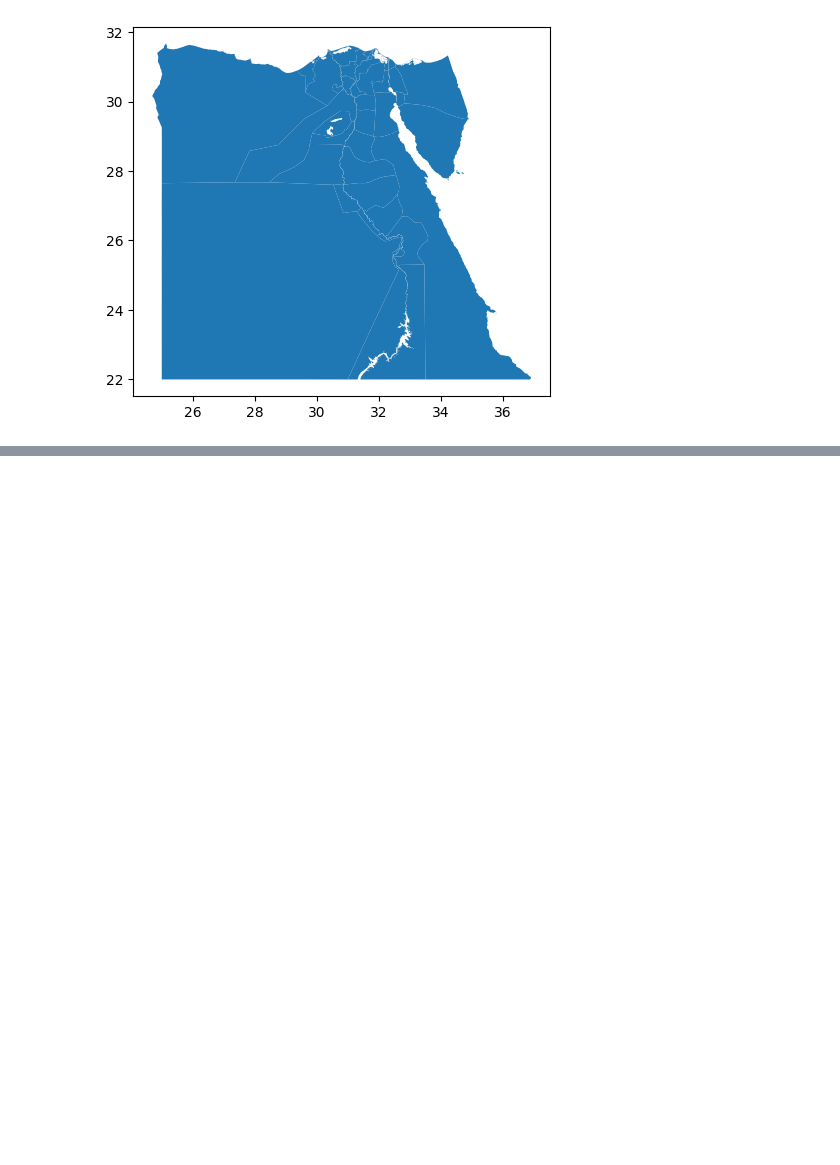
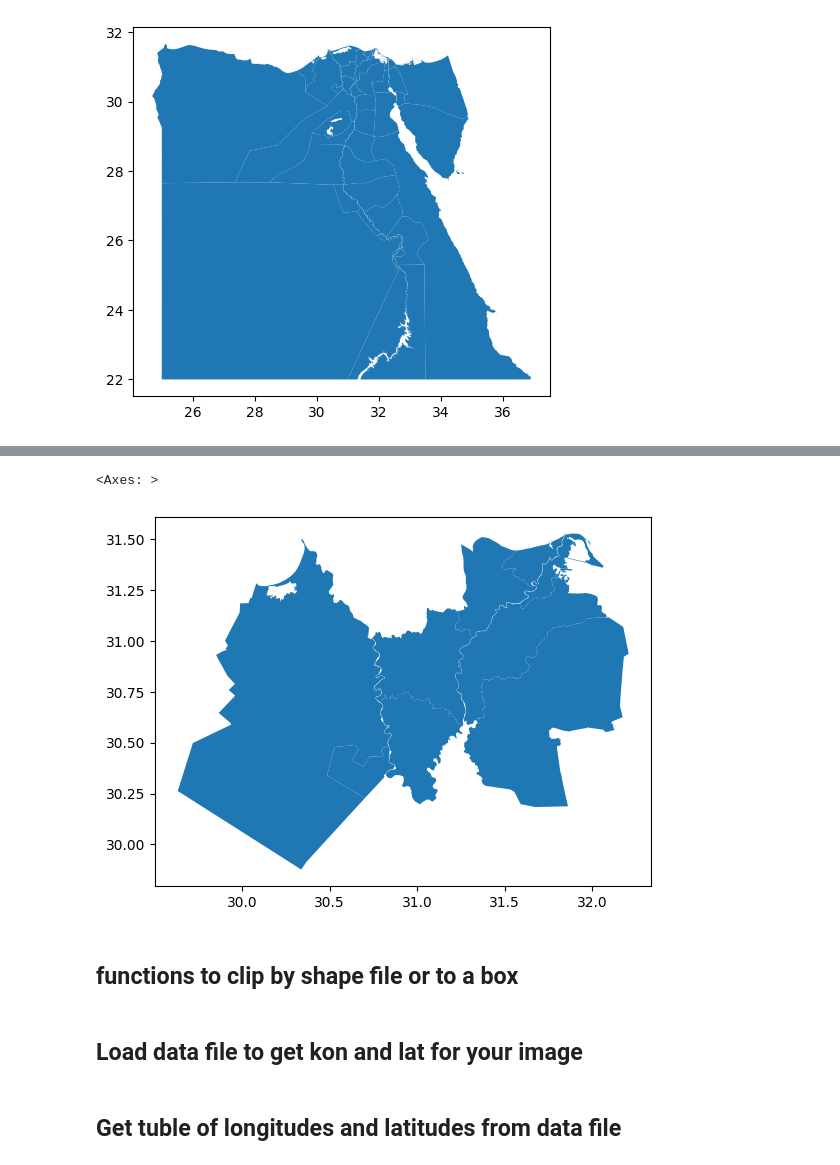
Before and after one commit to MarwaSamyBadr/Plot-geotif-satellite-images-, a Jupyter notebook: geoTif.ipynb, the cells around one changed output, grey strips where cells are left out. Drawn from its saved outputs; the diff is of its cells as text; code cells hidden in the pictures; blank space fills up the shorter version.

```diff
--- a/geoTif.ipynb
+++ b/geoTif.ipynb
@@ -23,3 +45,13 @@ nuts.plot()
+# %%
+area = ['Damietta', 'Dakahlia', 'Kafr El-Sheikh', 'Behera',
+                      'Gharbia', 'Menoufia', 'Qalyubia', 'Sharkia', 'Beheira']
+shp_file = nuts[nuts["ADM1_REF"].isin(area)]
+shp_file.plot()
+# %% [output]
+<Axes: >
+[figure, added]
+# %% [markdown]
+## functions to clip by shape file or to a box
 # %%
 minLon= 23.0; minLat= 21.0; maxLon= 37; maxLat= 36.0
 #bbox = [minLon, minLat, maxLon, maxLat]
@@ -32,2 +66,4 @@ def cut_to_region(ds):
     return ds
+# %% [markdown]
+## Load data file to get kon and lat for your image
 # %%
@@ -44,0 +74,2 @@ coords_11=np.hstack((lons,lats))
+# %% [markdown]
+## Get tuble of longitudes and latitudes from data file
```
Also changed, not shown: parts of 13 cells of this notebook, 3 other files.
